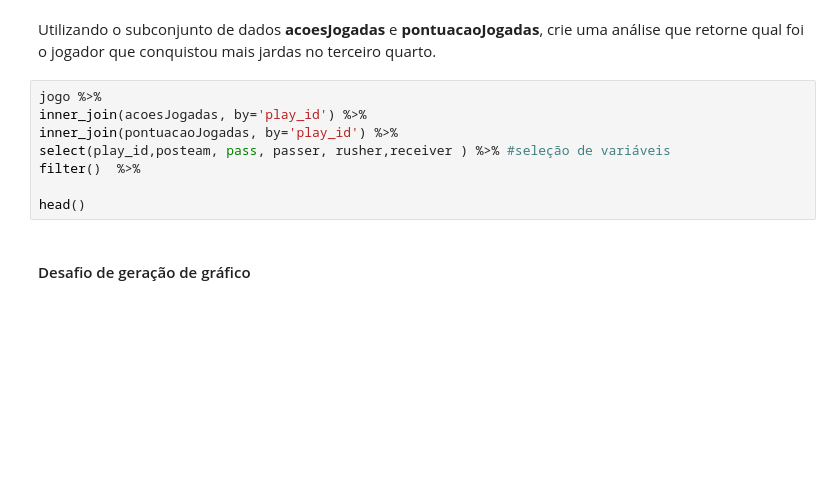
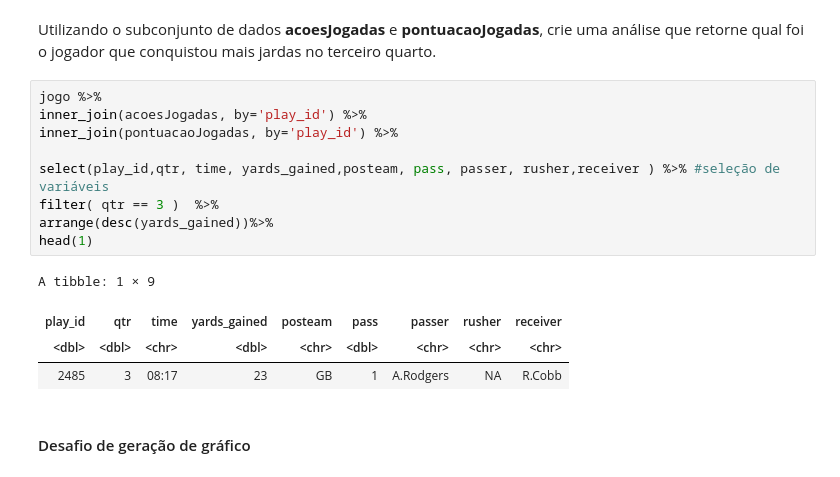
Before and after one commit to augustoberwaldt/mackenzie, a Jupyter notebook: Trilha7_ExercicioAprofundamento.ipynb, the cells around one changed output. Saved outputs shown, nothing was run; the diff lists cells and outputs as text; blank space fills up the shorter version.

```diff
--- a/Trilha7_ExercicioAprofundamento.ipynb
+++ b/Trilha7_ExercicioAprofundamento.ipynb
@@ -341,11 +341,17 @@ Utilizando o subconjunto de dados **acoesJogadas** e **pontuacaoJogadas**, crie
 # %%
 jogo %>%
 inner_join(acoesJogadas, by='play_id') %>%
 inner_join(pontuacaoJogadas, by='play_id') %>%
-select(play_id,posteam, pass, passer, rusher,receiver ) %>% #seleção de variáveis
-filter()  %>%
 
-head()
+select(play_id,qtr, time, yards_gained,posteam, pass, passer, rusher,receiver ) %>% #seleção de variáveis
+filter( qtr == 3 )  %>%
+arrange(desc(yards_gained))%>%
+head(1)
+# %% [output]
+A tibble: 1 × 9
+| play_id | qtr | time | yards_gained | posteam | pass | passer | rusher | receiver |
+| <dbl> | <dbl> | <chr> | <dbl> | <chr> | <dbl> | <chr> | <chr> | <chr> |
+| 2485 | 3 | 08:17 | 23 | GB | 1 | A.Rodgers | NA | R.Cobb |
 # %% [markdown]
 #### Desafio de geração de gráfico
 # %% [markdown]
```
Also changed, not shown: parts of 3 cells of this notebook.
